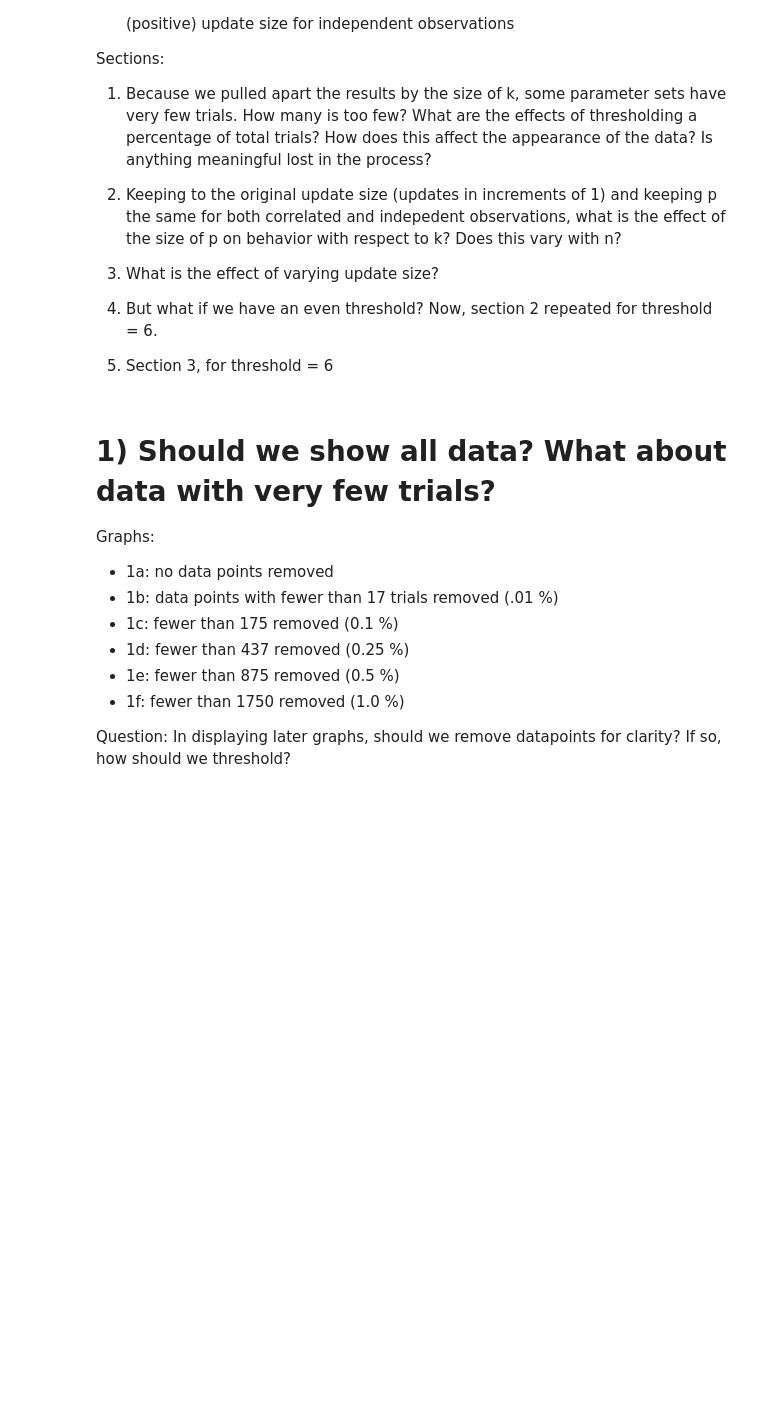
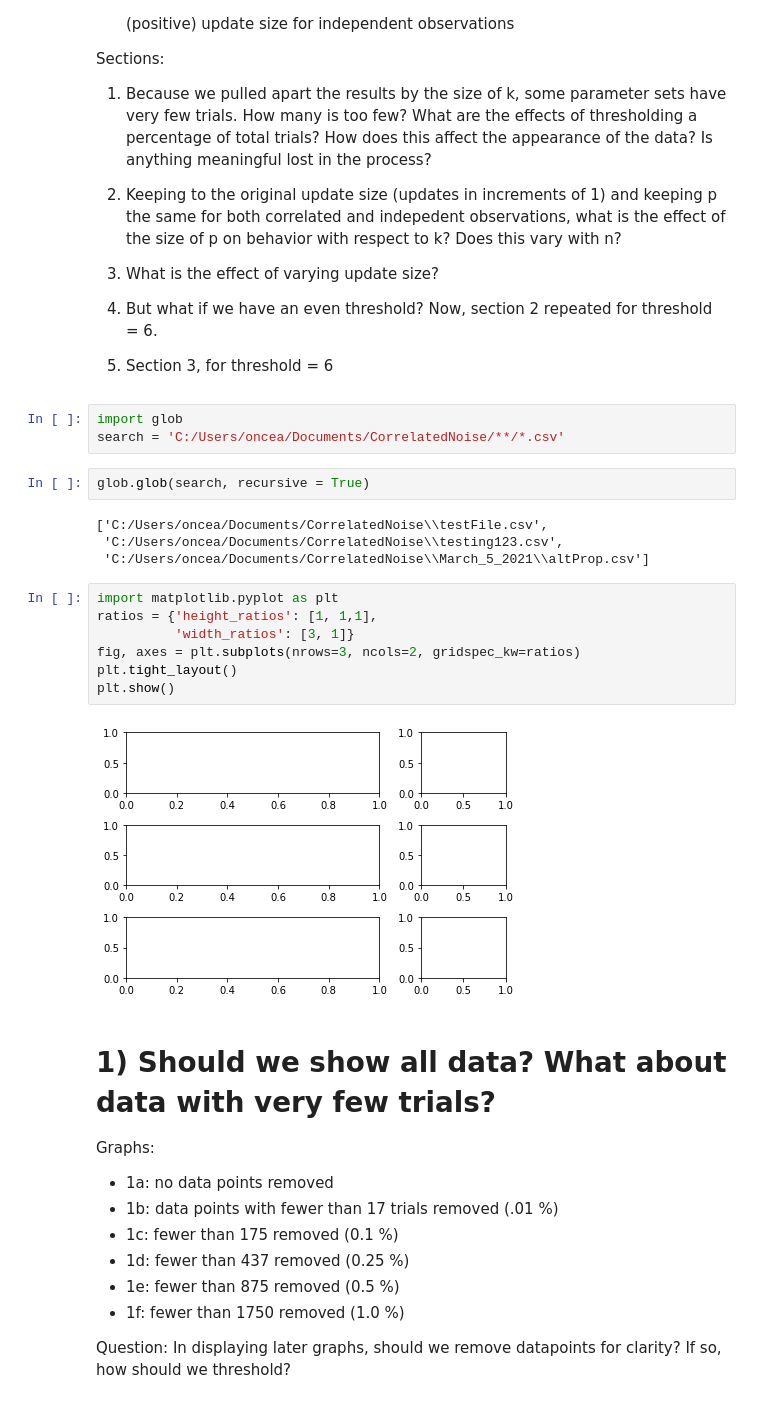
Before and after one commit to mes2602/CorrelatedNoise, a Jupyter notebook: 3_12_2021.ipynb, the cells around one changed output. Cells and saved outputs as stored; diff of their text form; blank space fills up the shorter version.

```diff
--- a/3_12_2021.ipynb
+++ b/3_12_2021.ipynb
@@ -31,6 +31,24 @@ Sections:
 4) But what if we have an even threshold? Now, section 2 repeated for threshold = 6.
 
 5) Section 3, for threshold = 6
+# %%
+import glob
+search = 'C:/Users/oncea/Documents/CorrelatedNoise/**/*.csv'
+# %%
+glob.glob(search, recursive = True)
+# %% [output]
+['C:/Users/oncea/Documents/CorrelatedNoise\\testFile.csv',
+ 'C:/Users/oncea/Documents/CorrelatedNoise\\testing123.csv',
+ 'C:/Users/oncea/Documents/CorrelatedNoise\\March_5_2021\\altProp.csv']
+# %%
+import matplotlib.pyplot as plt
+ratios = {'height_ratios': [1, 1,1],
+          'width_ratios': [3, 1]}
+fig, axes = plt.subplots(nrows=3, ncols=2, gridspec_kw=ratios)
+plt.tight_layout()
+plt.show()
+# %% [output]
+[figure, added]
 # %% [markdown]
 # 1) Should we show all data? What about data with very few trials?
 Graphs:
```
Also changed, not shown: parts of 2 cells of this notebook, 6 other files.
